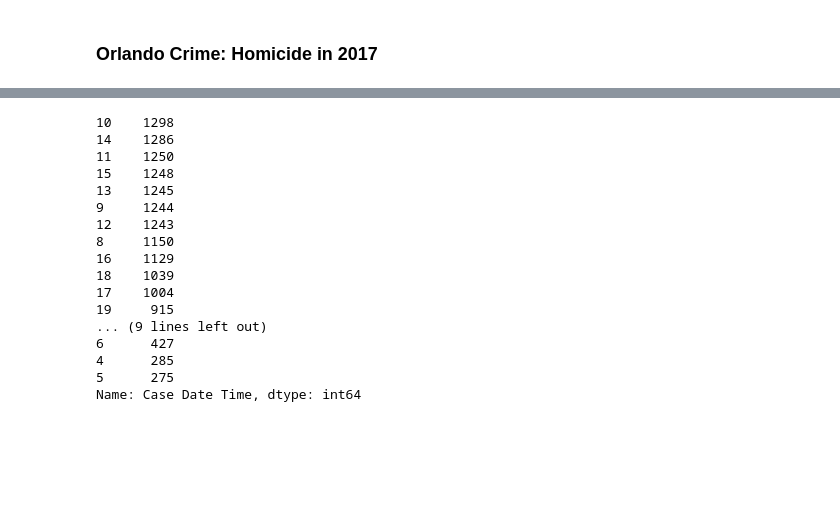
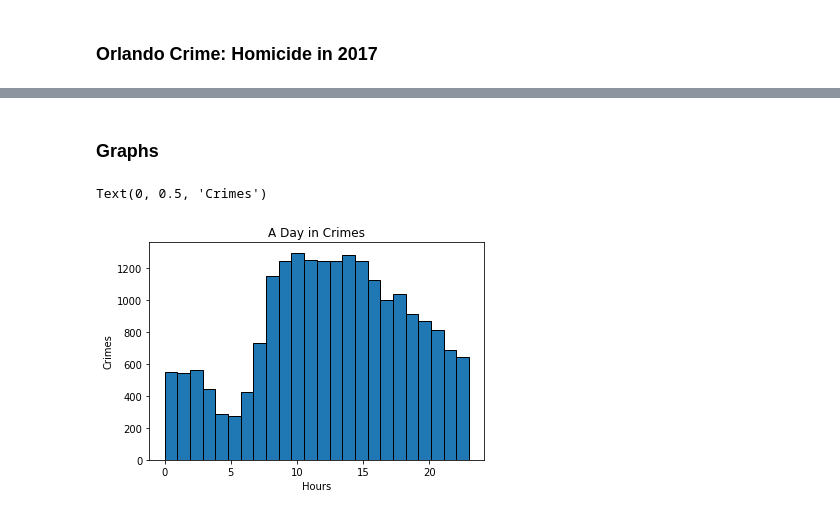
Before and after one commit to JustTrent/Orlando-Crimes-Data, a Jupyter notebook: OrlandoCrime.ipynb, the cells around one changed output, grey strips where cells are left out. Cells and saved outputs as stored; diff of their text form; code cells hidden in the pictures; blank space fills up the shorter version.

```diff
--- a/OrlandoCrime.ipynb
+++ b/OrlandoCrime.ipynb
@@ -357,23 +357,15 @@ Hmap = DrawHeatMap(Homicide['Location'])
 Hmap
 # %% [output]
 [interactive output not drawn]
-# %%
-data2017['Case Date Time'].dt.hour
-# %% [output]
-10    1298
-14    1286
-11    1250
-15    1248
-13    1245
-9     1244
-12    1243
-8     1150
-16    1129
-18    1039
-17    1004
-19     915
-... (9 lines left out)
-6      427
-4      285
-5      275
-Name: Case Date Time, dtype: int64
+# %% [markdown]
+### Graphs
+# %%
+# Hours that were reported for the crimes, not actual hours when crimes were committed
+plt.hist(data2017['Case Date Time'].dt.hour, edgecolor='black', bins=24)
+
+plt.title('A Day in Crimes')
+plt.xlabel('Hours')
+plt.ylabel('Crimes')
+# %% [output]
+Text(0, 0.5, 'Crimes')
+[figure, added]
```
